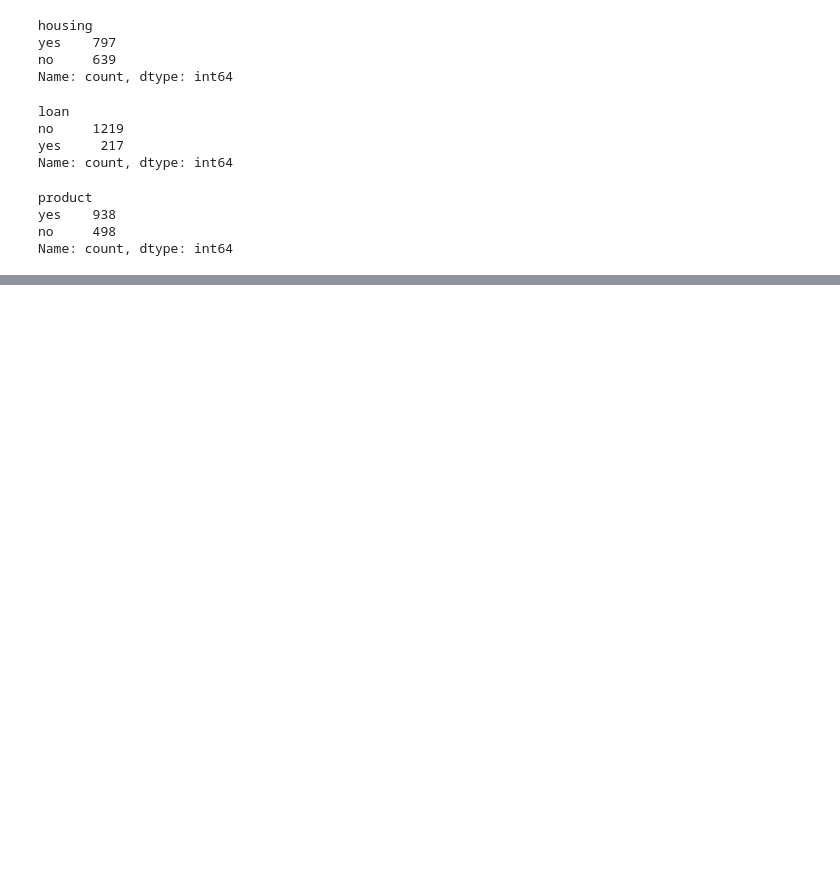
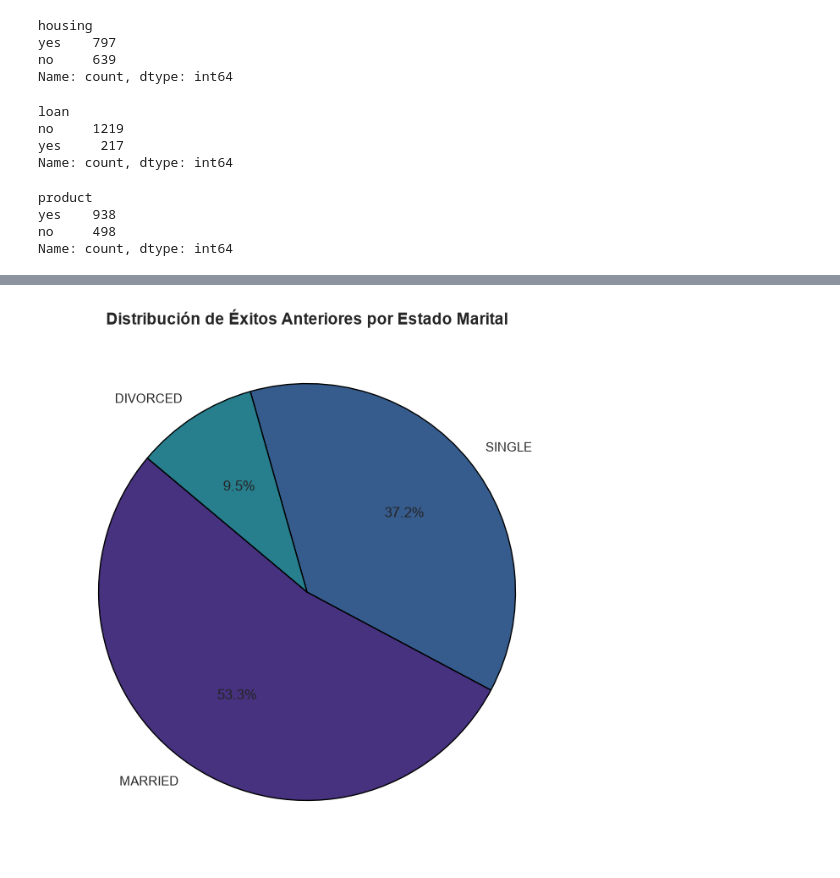
Before and after one commit to GloriaMartinTorres/EDA_Python_GloriaMartin, a Jupyter notebook: Notebooks/proyecto.ipynb, the cells around one changed output, grey strips where cells are left out. Drawn from its saved outputs; the diff is of its cells as text; code cells hidden in the pictures; blank space fills up the shorter version.

```diff
--- a/Notebooks/proyecto.ipynb
+++ b/Notebooks/proyecto.ipynb
@@ -623,0 +684,27 @@ Name: count, dtype: int64
+# %%
+plt.figure(figsize=(8, 8))
+
+plt.pie(
+    exitos_estado_marital,
+    labels=exitos_estado_marital.index,
+    autopct="%1.1f%%",
+    startangle=140,
+    colors=sns.color_palette(
+        "viridis"
+    ),
+    wedgeprops={
+        "edgecolor": "black",
+        "linewidth": 1,
+        "antialiased": True,
+    }
+)
+
+
+plt.title(
+    "Distribución de Éxitos Anteriores por Estado Marital",
+    fontsize=14,
+    fontweight="bold",
+)
+plt.show()
+# %% [output]
+[figure, added]
```
Also changed, not shown: parts of 10 cells of this notebook, 11 other files.
